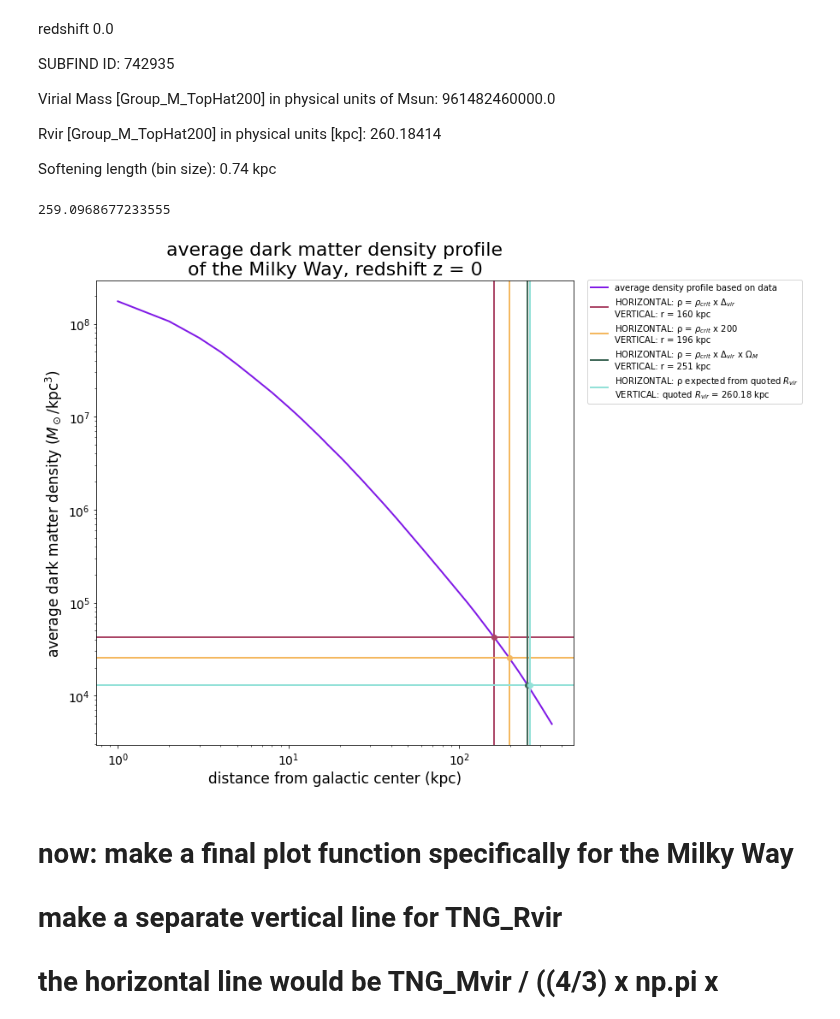
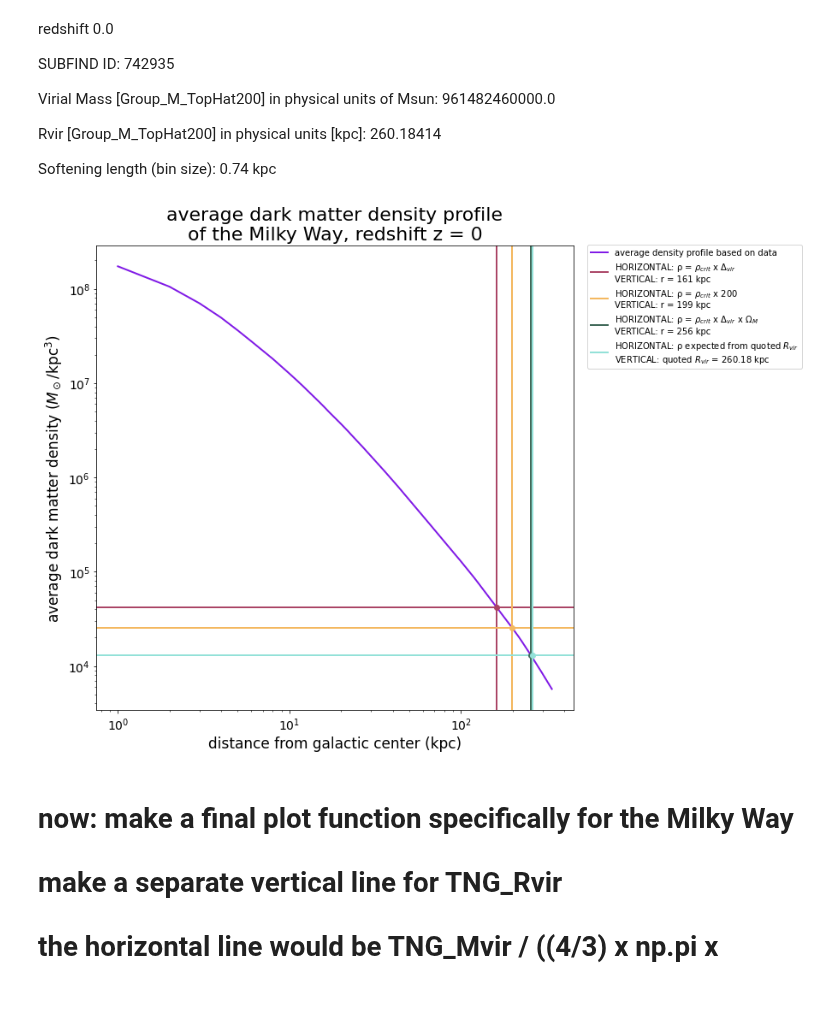
Before and after one commit to nguyenbinh1612/Binh_UFD, a Jupyter notebook: Milky Way/Milky Way average density profile.ipynb, the cells around one changed output. Cells and saved outputs as stored; diff of their text form; code cells hidden in the pictures.

```diff
--- a/Milky Way/Milky Way average density profile.ipynb
+++ b/Milky Way/Milky Way average density profile.ipynb
@@ -42,8 +42,8 @@ class AvDensProf:
         density_profile = np.zeros(np.size(radius_array))
         i = 0
         for radius_value in radius_array: # enclosed density
-            # particles = np.where((raw_radius_data < (radius_value + bin_size)))
-            particles = np.where((raw_radius_data < (radius_value)))
+            #particles = np.where((raw_radius_data <= (radius_value + bin_size)))
+            particles = np.where((raw_radius_data <= (radius_value)))
             how_many_particles = np.size(particles)
             shell_volume = 4/3*np.pi*((radius_value)**3)
             density_profile[i] = how_many_particles / shell_volume * mass_per_particle
@@ -90,10 +90,11 @@ class AvDensProf:
     def deriving_r_RDO(self, rho_crit, raw_radius_data, radius_array, mass_per_particle, bin_size):
 
         """Using the density profile array, this function finds the value on the array that best
-        matches a density equal to 200 times the critical density on the density array.
+        matches a density equal to the critical density times delta_vir times Omega_M
+        on the density array.
         Inputs:
         1) rho_crit: the critical density in this specific case.
-        Output: rad200 (the radius where the density best matches 200 times rho_crit)"""
+        Output: rad_RDO (the radius where the density best matches the abovementioned conditions)"""
 
         # extract the density profile array from find_dens_profile
         density_profile = self.find_dens_profile(raw_radius_data, radius_array, mass_per_particle, bin_size)
@@ -187,14 +188,15 @@ class AvDensProf:
         plt.yticks(fontsize=14)
         plt.xscale('log')
         plt.yscale('log')
+        #plt.xlim(1,)
 
         # lo and behold!
         plt.show()
 # %%
 bin_size = 1 # in kpc
-starting_radius = bin_size # in kpc
+starting_radius = 1 # in kpc
 
-MilkyWay = np.loadtxt("D:/Research/ultra-faint dwarf galaxies/Milky Way/742935_dm_properties_TNGv2.txt")
+MilkyWay = np.loadtxt("D:/Research/ultra-faint dwarf galaxies/Milky Way/742935_all_subs_dm_properties_TNG.txt")
 dx_MilkyWay = MilkyWay[:,0] - 33960.34 # in kpc, shifted to the halo's center of mass
 dy_MilkyWay = MilkyWay[:,1] - 70655.805 # in kpc, shifted to the halo's center of mass
 dz_MilkyWay = MilkyWay[:,2] - 2442.741 # in kpc, shifted to the halo's center of mass
@@ -202,7 +204,7 @@ dz_MilkyWay = MilkyWay[:,2] - 2442.741 # in kpc, shifted to the halo's center of
 r_MilkyWay = np.sqrt(np.power(dx_MilkyWay, 2) + np.power(dy_MilkyWay, 2) + np.power(dz_MilkyWay, 2))
 # max: 338.2564261527931 kpc, closest to 340 kpc
 
-rad_array_MilkyWay = np.arange(starting_radius, 350, bin_size) # unit: kpc
+rad_array_MilkyWay = np.arange(starting_radius, 340, bin_size) # unit: kpc
 # %% [markdown]
 redshift 0.0
 
@@ -216,24 +218,22 @@ Softening length (bin size): 0.74 kpc
 # %%
 # virial mass mentioned by Ekta: 961482460000.0 M_Sun
 
 TNG_Mvir = 961482460000.0
 TNG_Rvir = 260.18414
-TNG_mass_per_particle = 8.9e6
+TNG_mass_per_particle = 8857395.9256
 
 halo6 = NFW_Z(TNG_Mvir, "TNG")
-print(halo6.r_vir(0))
 rho_crit = halo6.rho_crit(0)
 delta_vir = halo6.delta_vir(0)
 rho_delta = rho_crit * delta_vir
 rho_delta_omega = rho_crit * delta_vir * halo6.OmegaM_Z(0)
 
 redshift_7 = AvDensProf(TNG_Mvir, "TNG")
 
 redshift_7.final_plot(starting_radius, bin_size, r_MilkyWay, rad_array_MilkyWay, TNG_Mvir, \
                    TNG_Rvir, rho_crit, delta_vir, rho_delta, rho_delta_omega, TNG_mass_per_particle)
 # %% [output]
-259.0968677233555
-[figure, old version]
+[figure, new version]
 # %% [markdown]
 # now: make a final plot function specifically for the Milky Way
 # make a separate vertical line for TNG_Rvir
```
Also changed, not shown: 2 other files.
